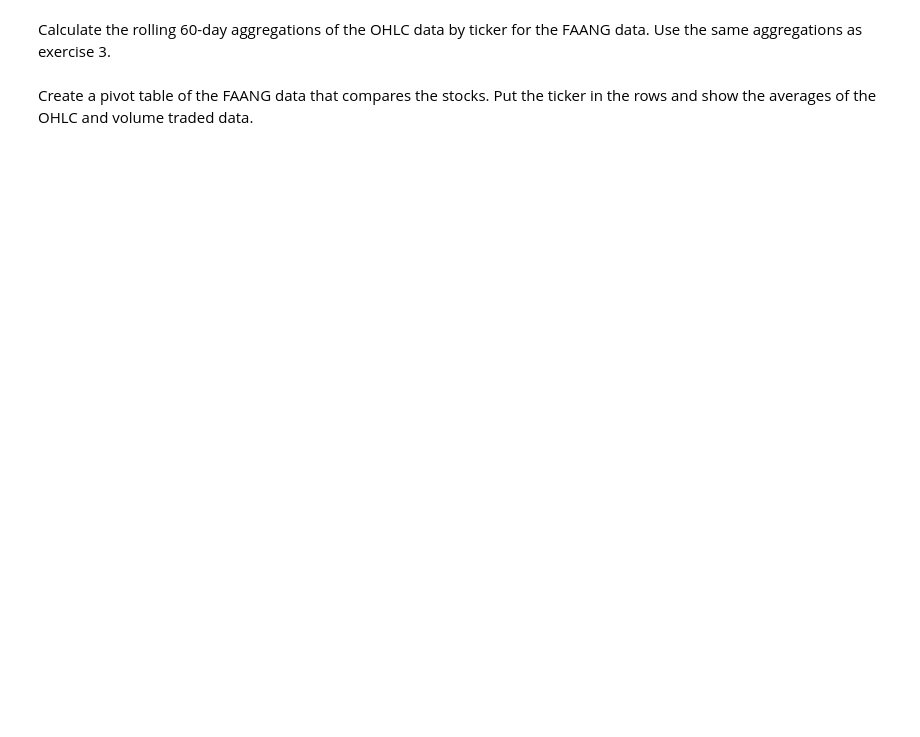
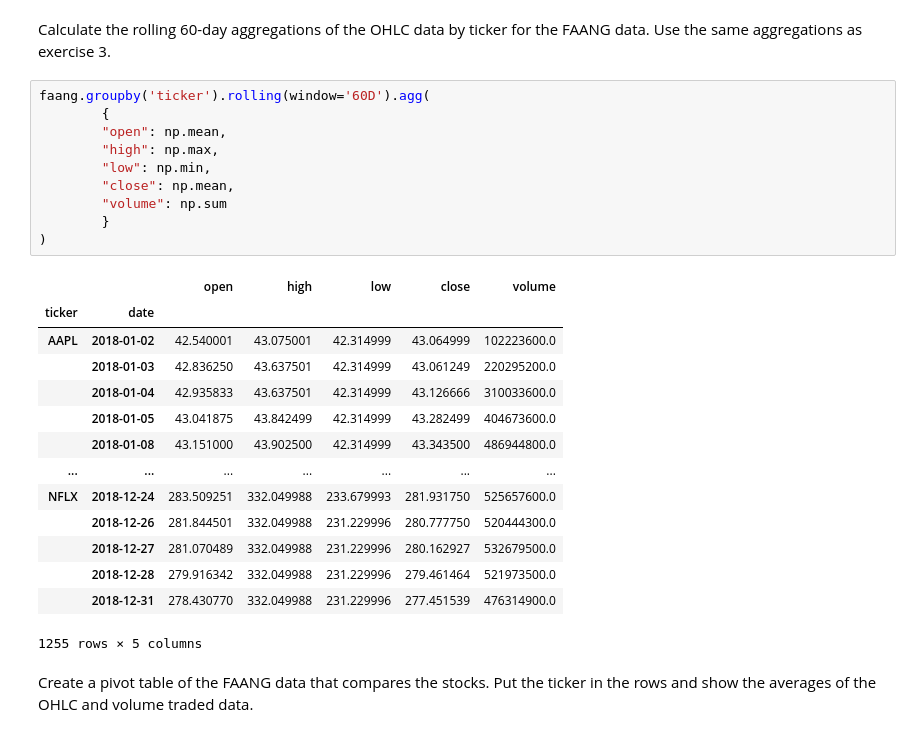
Before and after one commit to DimaM65/Hands-On-Data-Analysis-with-Pandas-2nd-edition, a Jupyter notebook: ch_04/excercises.ipynb, the cells around one changed output. Cells and saved outputs as stored; diff of their text form; blank space fills up the shorter version.

```diff
--- a/ch_04/excercises.ipynb
+++ b/ch_04/excercises.ipynb
@@ -131,4 +158,29 @@ Build a crosstab with the earthquake data between the tsunami column and the mag
 # %% [markdown]
 Calculate the rolling 60-day aggregations of the OHLC data by ticker for the FAANG data. Use the same aggregations as exercise 3.
+# %%
+faang.groupby('ticker').rolling(window='60D').agg(
+        {
+        "open": np.mean,
+        "high": np.max,
+        "low": np.min,
+        "close": np.mean,
+        "volume": np.sum
+        }
+)
+# %% [output]
+|  |  | open | high | low | close | volume |
+| ticker | date |  |  |  |  |  |
+| AAPL | 2018-01-02 | 42.540001 | 43.075001 | 42.314999 | 43.064999 | 102223600.0 |
+|  | 2018-01-03 | 42.836250 | 43.637501 | 42.314999 | 43.061249 | 220295200.0 |
+|  | 2018-01-04 | 42.935833 | 43.637501 | 42.314999 | 43.126666 | 310033600.0 |
+|  | 2018-01-05 | 43.041875 | 43.842499 | 42.314999 | 43.282499 | 404673600.0 |
+|  | 2018-01-08 | 43.151000 | 43.902500 | 42.314999 | 43.343500 | 486944800.0 |
+| ... | ... | ... | ... | ... | ... | ... |
+| NFLX | 2018-12-24 | 283.509251 | 332.049988 | 233.679993 | 281.931750 | 525657600.0 |
+|  | 2018-12-26 | 281.844501 | 332.049988 | 231.229996 | 280.777750 | 520444300.0 |
+|  | 2018-12-27 | 281.070489 | 332.049988 | 231.229996 | 280.162927 | 532679500.0 |
+|  | 2018-12-28 | 279.916342 | 332.049988 | 231.229996 | 279.461464 | 521973500.0 |
+|  | 2018-12-31 | 278.430770 | 332.049988 | 231.229996 | 277.451539 | 476314900.0 |
+1255 rows × 5 columns
 # %% [markdown]
 Create a pivot table of the FAANG data that compares the stocks. Put the ticker in the rows and show the averages of the OHLC and volume traded data.
```
Also changed, not shown: parts of 23 cells of this notebook, 1 other file.
